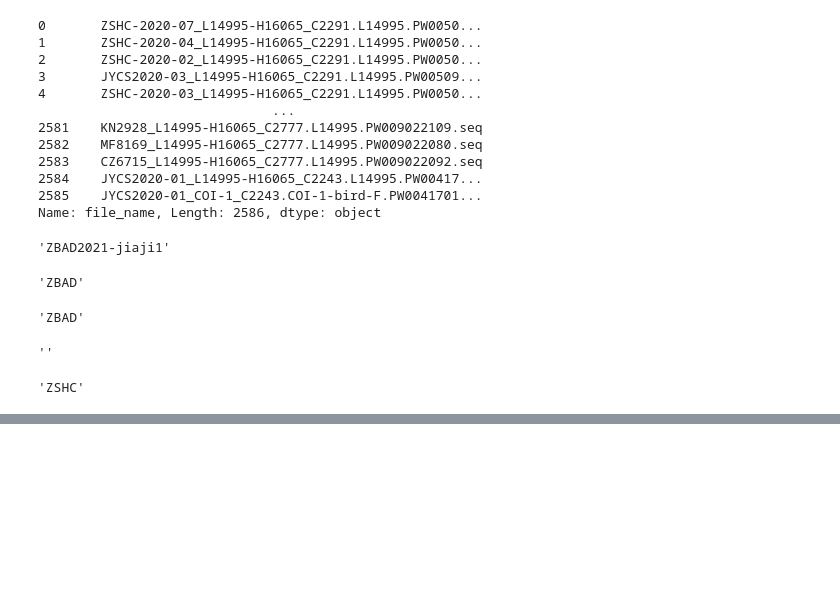
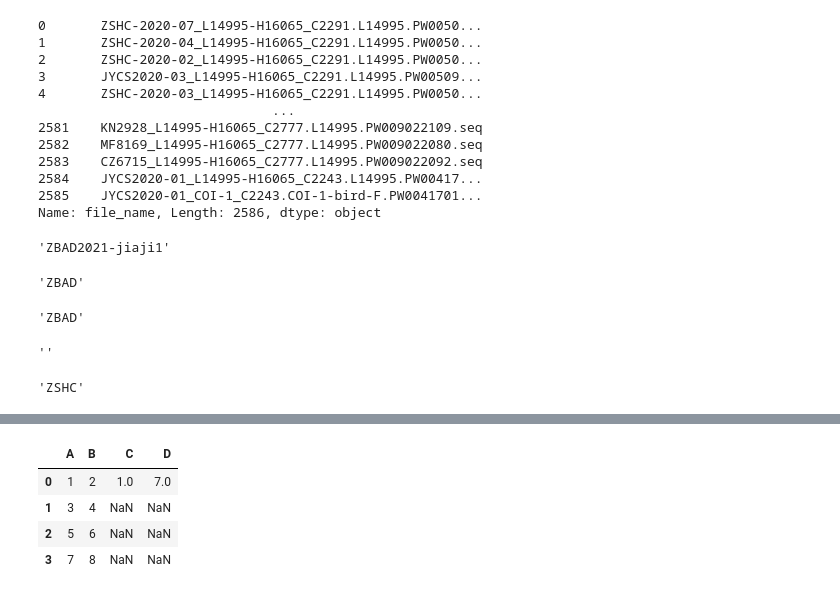
Before and after one commit to afei2357/bird_strike, a Jupyter notebook: backend/get_data_df.ipynb, the cells around one changed output, grey strips where cells are left out. Saved outputs shown, nothing was run; the diff lists cells and outputs as text; code cells hidden in the pictures; blank space fills up the shorter version.

```diff
--- a/backend/get_data_df.ipynb
+++ b/backend/get_data_df.ipynb
@@ -258,0 +313,9 @@ re.sub(r'(?<=[a-zA-Z])-\d.*\b','',s)
+# %%
+pd.merge(df,df2,left_on='A',right_on='C',how='left')
+# res
+# %% [output]
+|  | A | B | C | D |
+| 0 | 1 | 2 | 1.0 | 7.0 |
+| 1 | 3 | 4 | NaN | NaN |
+| 2 | 5 | 6 | NaN | NaN |
+| 3 | 7 | 8 | NaN | NaN |
```
Also changed, not shown: parts of 18 cells of this notebook, 27 other files.
